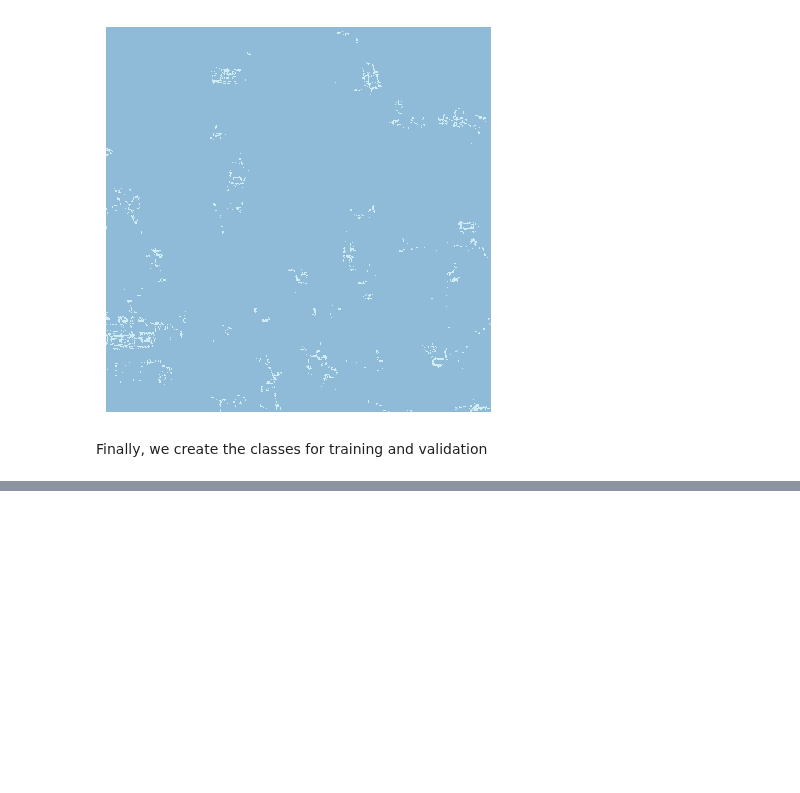
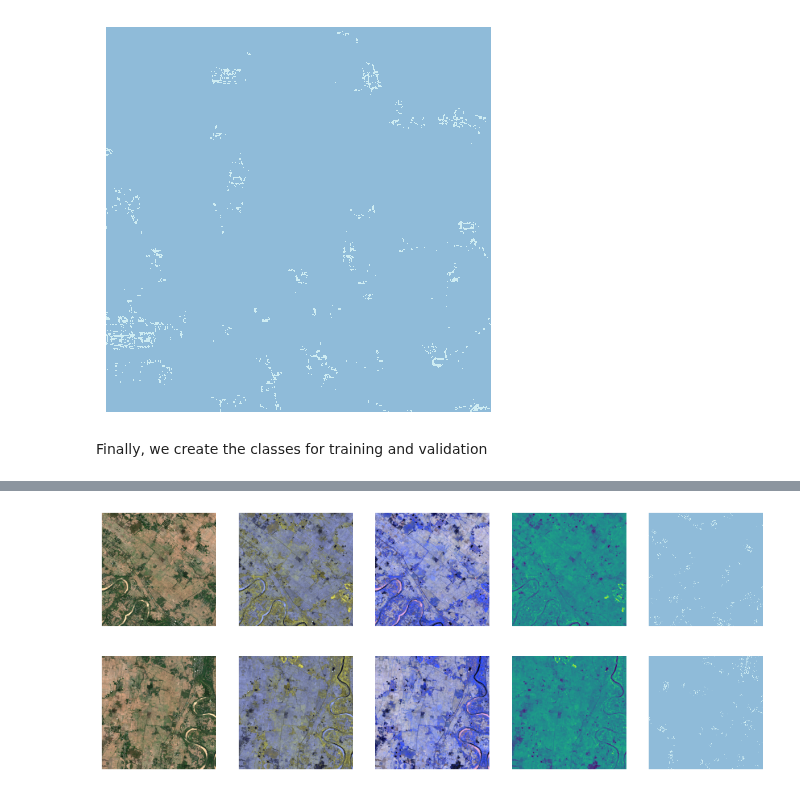
Before and after one commit to restlessronin/fastgs, a Jupyter notebook: nbs/09a_vision.augment.ipynb, the cells around one changed output, grey strips where cells are left out. Saved outputs shown, nothing was run; the diff lists cells and outputs as text; code cells hidden in the pictures; blank space fills up the shorter version.

```diff
--- a/nbs/09a_vision.augment.ipynb
+++ b/nbs/09a_vision.augment.ipynb
@@ -109,3 +125,7 @@ ValidMSSAT = _create_ms_seg_alb_xfm_cls("ValidMSSAT", 1)
+# %%
+dl.valid.show_batch(mskovl=False)
+# %% [output]
+[figure, added]
 # %%
 #| hide
 import nbdev; nbdev.nbdev_export()
```
Also changed, not shown: parts of 4 cells of this notebook, 6 other files.
